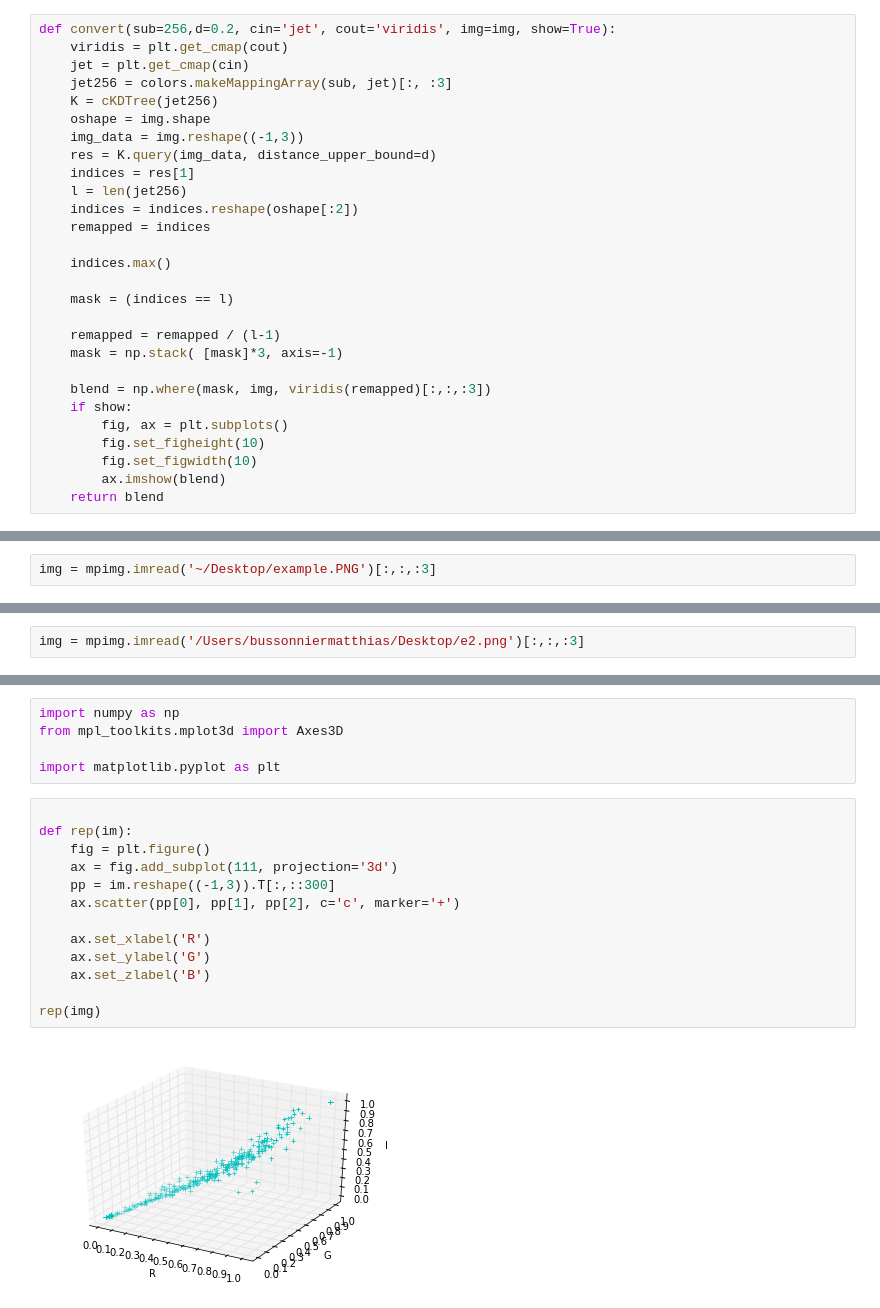
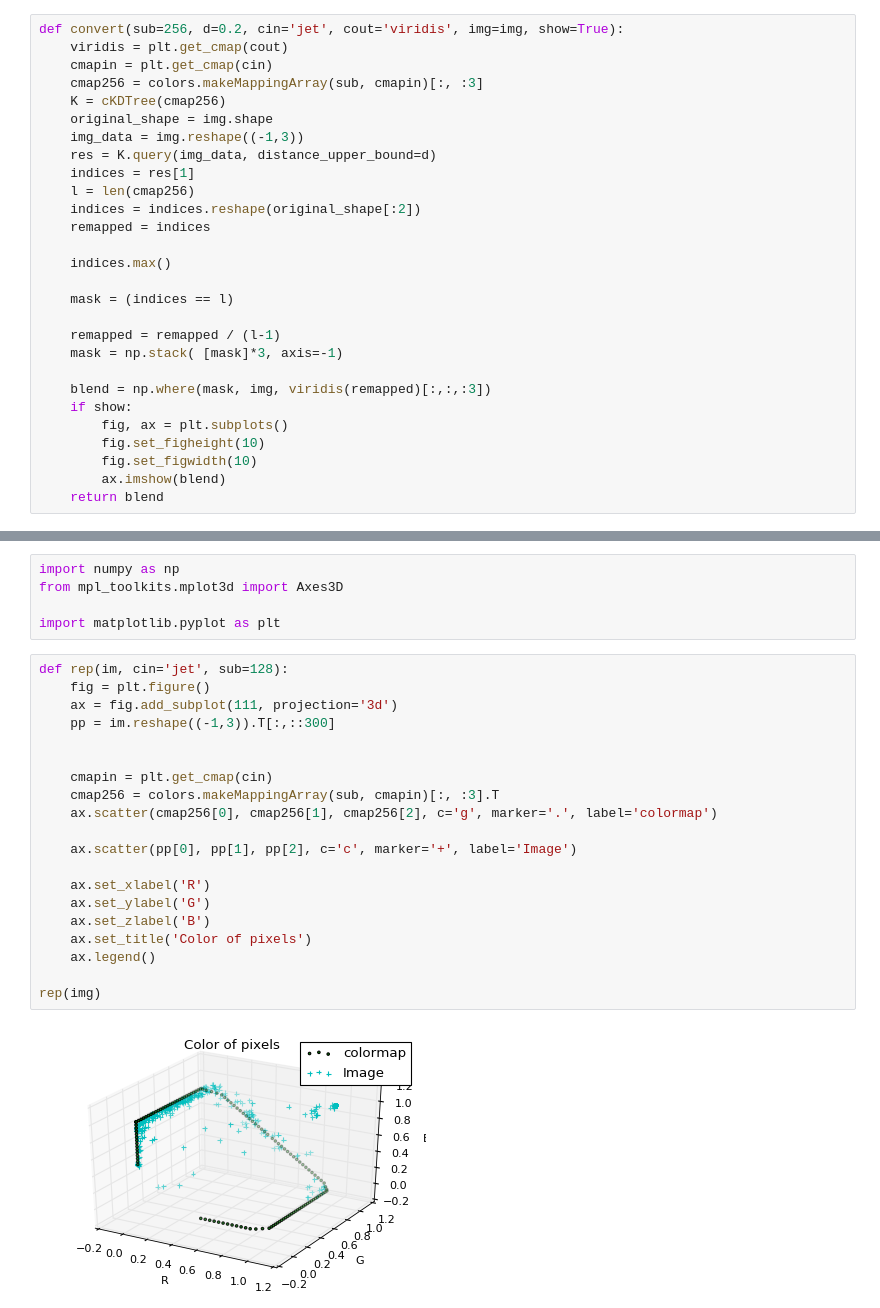
Before and after one commit to Carreau/miscs, a Jupyter notebook: Viridisify.ipynb, the cells around one changed output, grey strips where cells are left out. Cells and saved outputs as stored; diff of their text form.

```diff
--- a/Viridisify.ipynb
+++ b/Viridisify.ipynb
@@ -58,17 +54,17 @@ plt.imshow(img)
 # %%
 from scipy.spatial import cKDTree
 # %%
-def convert(sub=256,d=0.2, cin='jet', cout='viridis', img=img, show=True):
+def convert(sub=256, d=0.2, cin='jet', cout='viridis', img=img, show=True):
     viridis = plt.get_cmap(cout)
-    jet = plt.get_cmap(cin)
-    jet256 = colors.makeMappingArray(sub, jet)[:, :3]
-    K = cKDTree(jet256)
-    oshape = img.shape
+    cmapin = plt.get_cmap(cin)
+    cmap256 = colors.makeMappingArray(sub, cmapin)[:, :3]
+    K = cKDTree(cmap256)
+    original_shape = img.shape
     img_data = img.reshape((-1,3))
     res = K.query(img_data, distance_upper_bound=d)
     indices = res[1]
-    l = len(jet256)
-    indices = indices.reshape(oshape[:2])
+    l = len(cmap256)
+    indices = indices.reshape(original_shape[:2])
     remapped = indices
 
     indices.max()
@@ -139,2 +98,0 @@ video:714kB audio:0kB subtitle:0kB other streams:0kB global headers:0kB muxing o
-# %%
-img = mpimg.imread('~/Desktop/example.PNG')[:,:,:3]
@@ -149,2 +98,0 @@ convert(cout='copper',img=img)
-# %%
-img = mpimg.imread('/Users/bussonniermatthias/Desktop/e2.png')[:,:,:3]
@@ -156,17 +102,24 @@ from mpl_toolkits.mplot3d import Axes3D
 
 import matplotlib.pyplot as plt
 # %%
-
-def rep(im):
+def rep(im, cin='jet', sub=128):
     fig = plt.figure()
     ax = fig.add_subplot(111, projection='3d')
     pp = im.reshape((-1,3)).T[:,::300]
-    ax.scatter(pp[0], pp[1], pp[2], c='c', marker='+')
+
+
+    cmapin = plt.get_cmap(cin)
+    cmap256 = colors.makeMappingArray(sub, cmapin)[:, :3].T
+    ax.scatter(cmap256[0], cmap256[1], cmap256[2], c='g', marker='.', label='colormap')
+
+    ax.scatter(pp[0], pp[1], pp[2], c='c', marker='+', label='Image')
 
     ax.set_xlabel('R')
     ax.set_ylabel('G')
     ax.set_zlabel('B')
+    ax.set_title('Color of pixels')
+    ax.legend()
 
 rep(img)
 # %% [output]
-[figure, old version]
+[figure, new version]
```
Also changed, not shown: parts of 36 cells of this notebook.
